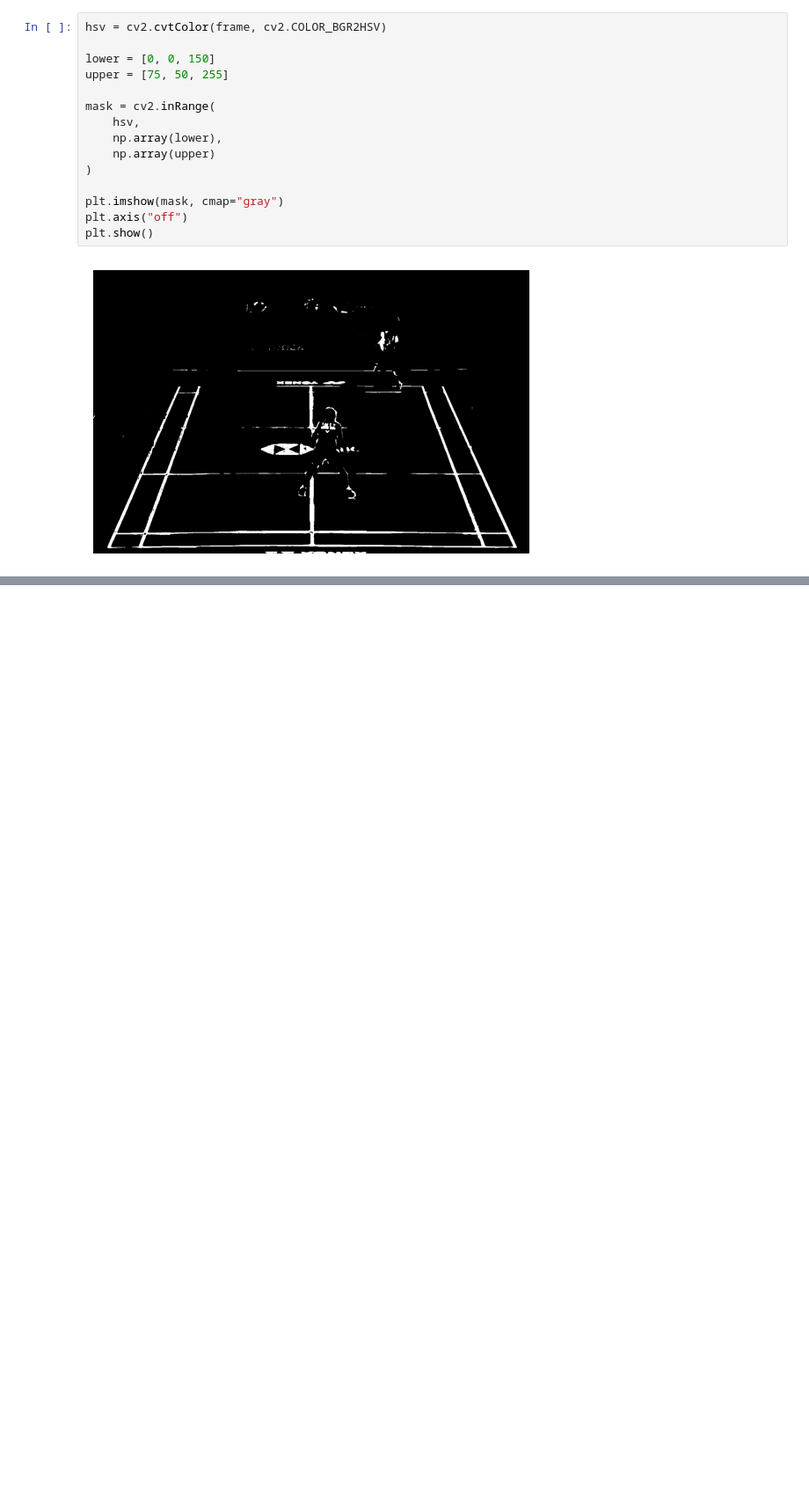
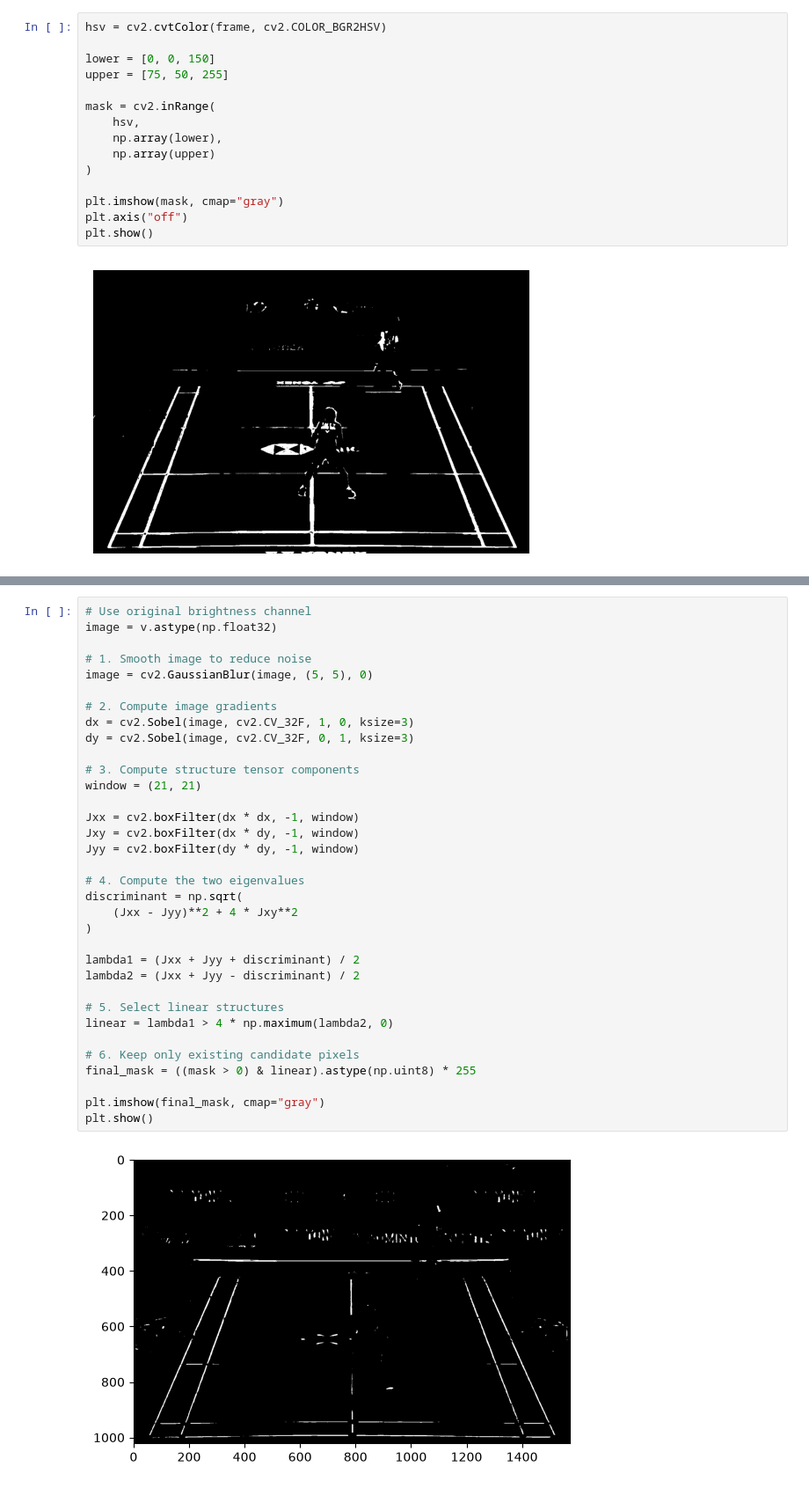
Before and after one commit to aesthetic0001/badminton-analysis, a Jupyter notebook: experiments/cv2_fun.ipynb, the cells around one changed output, grey strips where cells are left out. Shown at 88% size. Drawn from its saved outputs; the diff is of its cells as text; blank space fills up the shorter version.

```diff
--- a/experiments/court_detection.ipynb
+++ b/experiments/cv2_fun.ipynb
@@ -96,0 +166,36 @@ plt.show()
+# %%
+# Use original brightness channel
+image = v.astype(np.float32)
+
+# 1. Smooth image to reduce noise
+image = cv2.GaussianBlur(image, (5, 5), 0)
+
+# 2. Compute image gradients
+dx = cv2.Sobel(image, cv2.CV_32F, 1, 0, ksize=3)
+dy = cv2.Sobel(image, cv2.CV_32F, 0, 1, ksize=3)
+
+# 3. Compute structure tensor components
+window = (21, 21)
+
+Jxx = cv2.boxFilter(dx * dx, -1, window)
+Jxy = cv2.boxFilter(dx * dy, -1, window)
+Jyy = cv2.boxFilter(dy * dy, -1, window)
+
+# 4. Compute the two eigenvalues
+discriminant = np.sqrt(
+    (Jxx - Jyy)**2 + 4 * Jxy**2
+)
+
+lambda1 = (Jxx + Jyy + discriminant) / 2
+lambda2 = (Jxx + Jyy - discriminant) / 2
+
+# 5. Select linear structures
+linear = lambda1 > 4 * np.maximum(lambda2, 0)
+
+# 6. Keep only existing candidate pixels
+final_mask = ((mask > 0) & linear).astype(np.uint8) * 255
+
+plt.imshow(final_mask, cmap="gray")
+plt.show()
+# %% [output]
+[figure, added]
```
Also changed, not shown: parts of 4 cells of this notebook, 3 other files.
